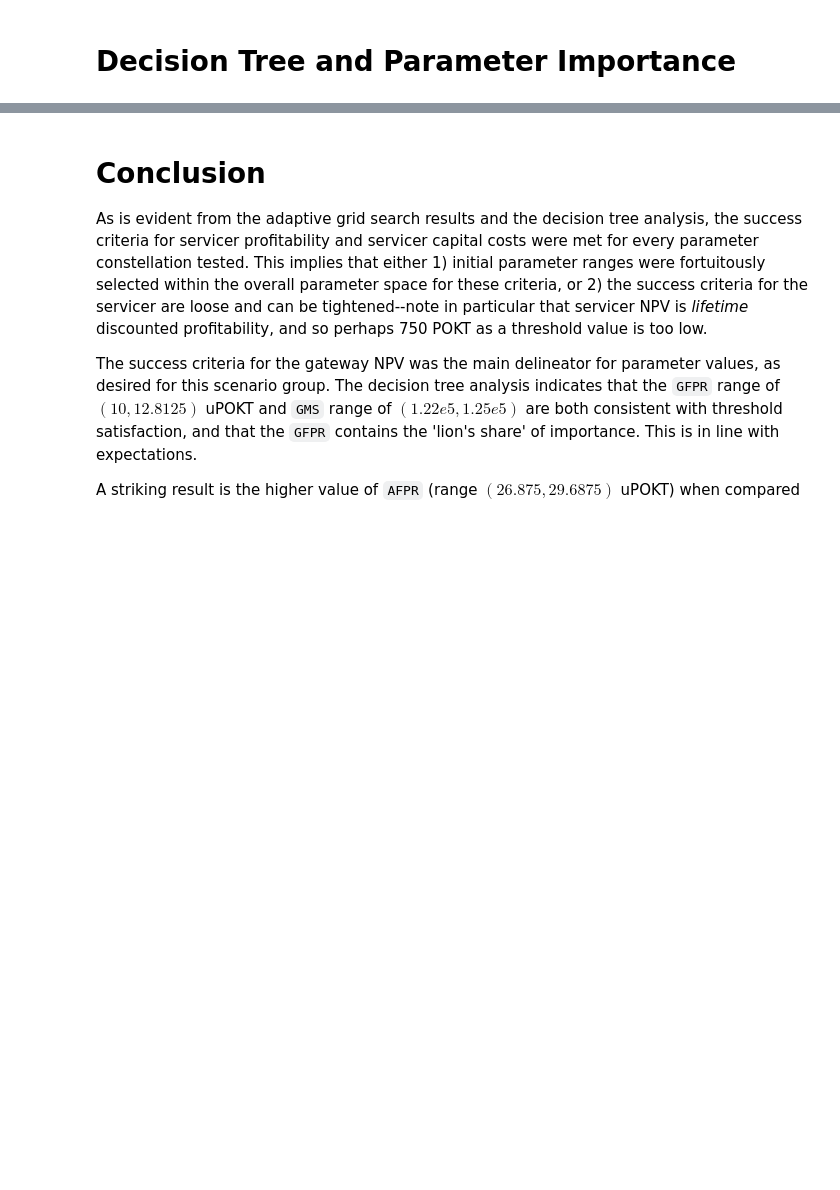
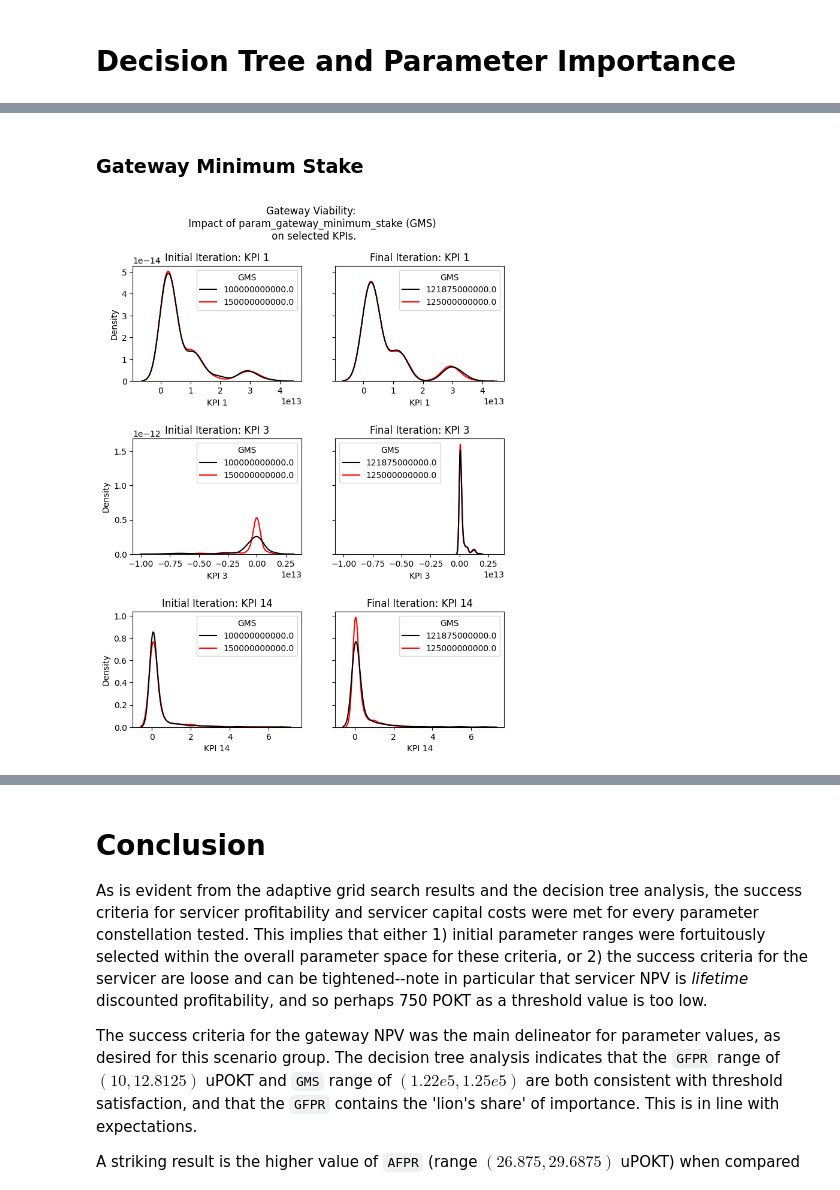
Before and after one commit to BlockScience/PocketSimulationModel, a Jupyter notebook: report/Report Gateway Viability.ipynb, the cells around one changed output, grey strips where cells are left out. Drawn from its saved outputs; the diff is of its cells as text; code cells hidden in the pictures; blank space fills up the shorter version.

```diff
--- a/report/Report Gateway Viability.ipynb
+++ b/report/Report Gateway Viability.ipynb
@@ -144,0 +175,9 @@ decision_tree_feature_importance_plot(scenario_sweep_category)
+# %% [markdown]
+### Gateway Minimum Stake
+# %%
+GMS_impact_plot = make_initial_vs_final_plot(df = merged_df,
+                           scenario_sweep_category = scenario_sweep_category,
+                           param_name = "param_gateway_minimum_stake"
+                           )
+# %% [output]
+[figure, added]
```
Also changed, not shown: parts of 11 cells of this notebook.
